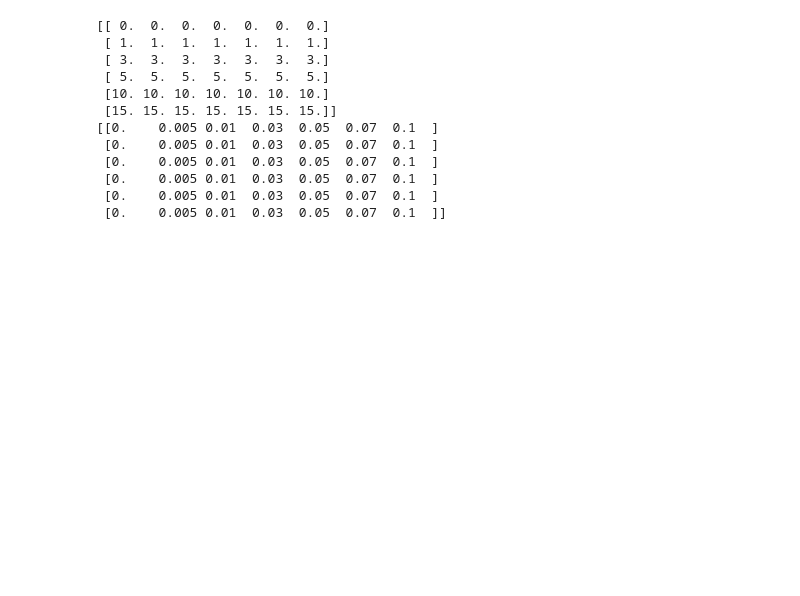
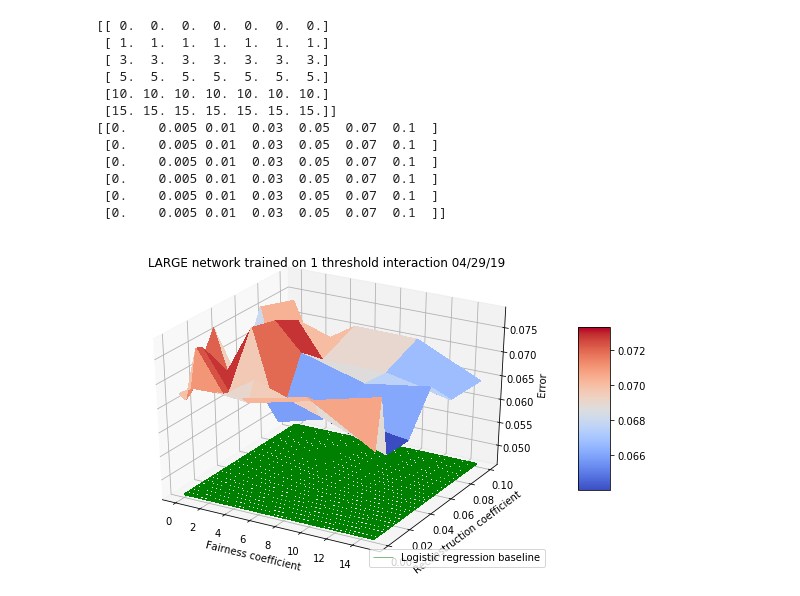
Before and after one commit to hongrachel/rvr, a Jupyter notebook: src/testing/Visualize_results.ipynb, the cells around one changed output. Saved outputs shown, nothing was run; the diff lists cells and outputs as text; code cells hidden in the pictures; blank space fills up the shorter version.

```diff
--- a/src/testing/Visualize_results.ipynb
+++ b/src/testing/Visualize_results.ipynb
@@ -78,19 +78,21 @@ ymeshgrid = np.repeat(ymesh, len(xmesh)).reshape((len(xmesh), len(ymesh)), order
 #xmeshgrid
 #ymeshgrid
 
-logreg = np.ones(xmeshgrid.shape) * 0.1872 #0.238 #0.16500 #0.132 #0.0464 #0.1872 #0.0706 #0.2004 #0.0536 #0.1932
+logreg = np.ones(xmeshgrid.shape) * 0.0464 #0.1872 #0.238 #0.16500 #0.132 #0.0464 #0.1872 #0.0706 #0.2004 #0.0536 #0.1932
 # %%
 fig = plt.figure(figsize = (10, 6))
 ax = fig.gca(projection='3d')
 surf = ax.plot_surface(X, Y, results, cmap=cm.coolwarm, linewidth=0, antialiased=False, edgecolor='black')
 plane = ax.plot_wireframe(xmeshgrid, ymeshgrid, logreg, color='green', linewidth=.5, antialiased=False)
 #surf.set_label('Multi-Study LAFTR')
 plane.set_label('Logistic regression baseline')
 plt.xlabel('Fairness coefficient')
 plt.ylabel('Reconstruction coefficient')
-plt.title('LARGE network trained on 1 product interaction 05/10/19')
+plt.title('LARGE network trained on 1 threshold interaction 04/29/19')
 ax.set_zlabel('Error')
 fig.colorbar(surf, shrink=0.5, aspect=5)
 
 plt.legend(loc='lower right')
 plt.show()
+# %% [output]
+[figure, added]
```
Also changed, not shown: 6 other files.
